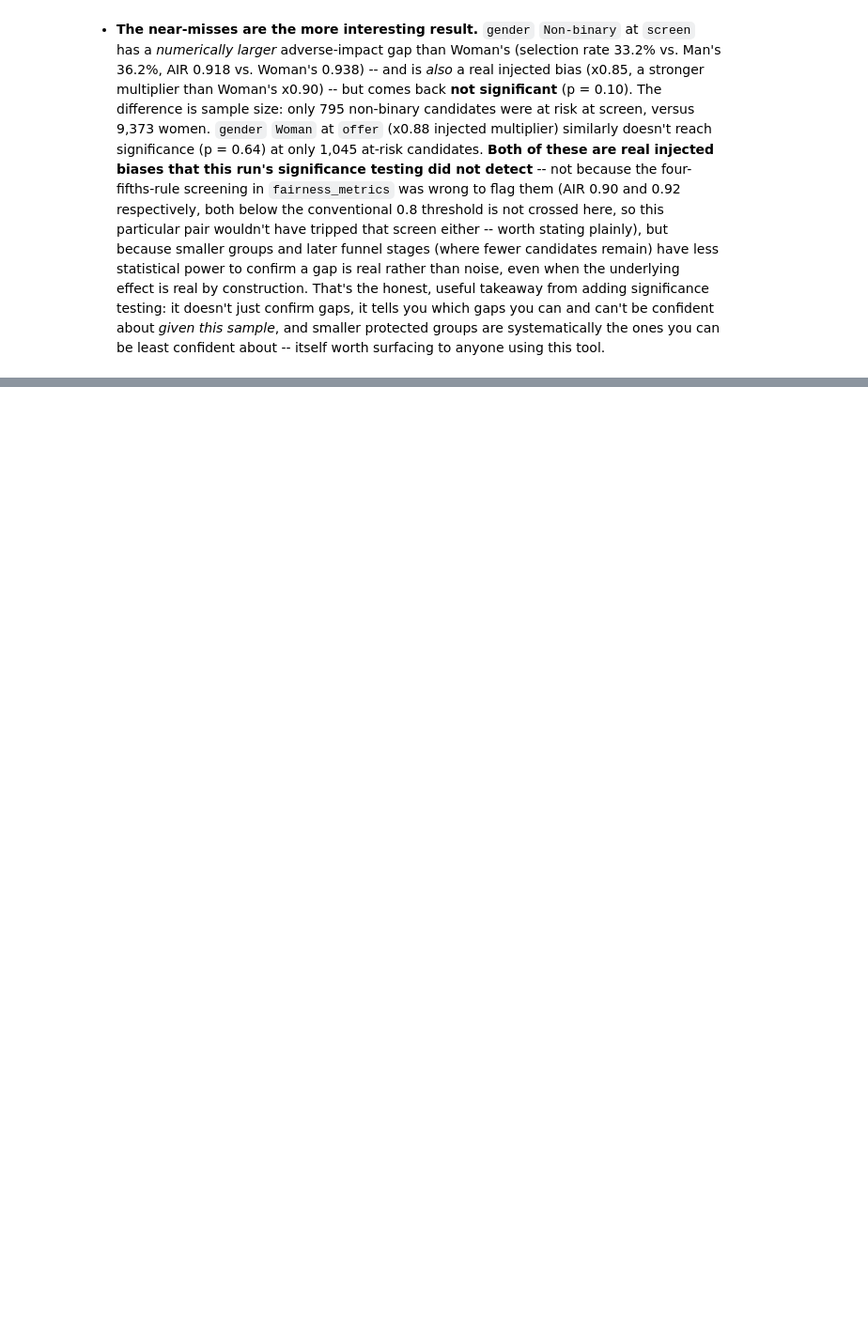
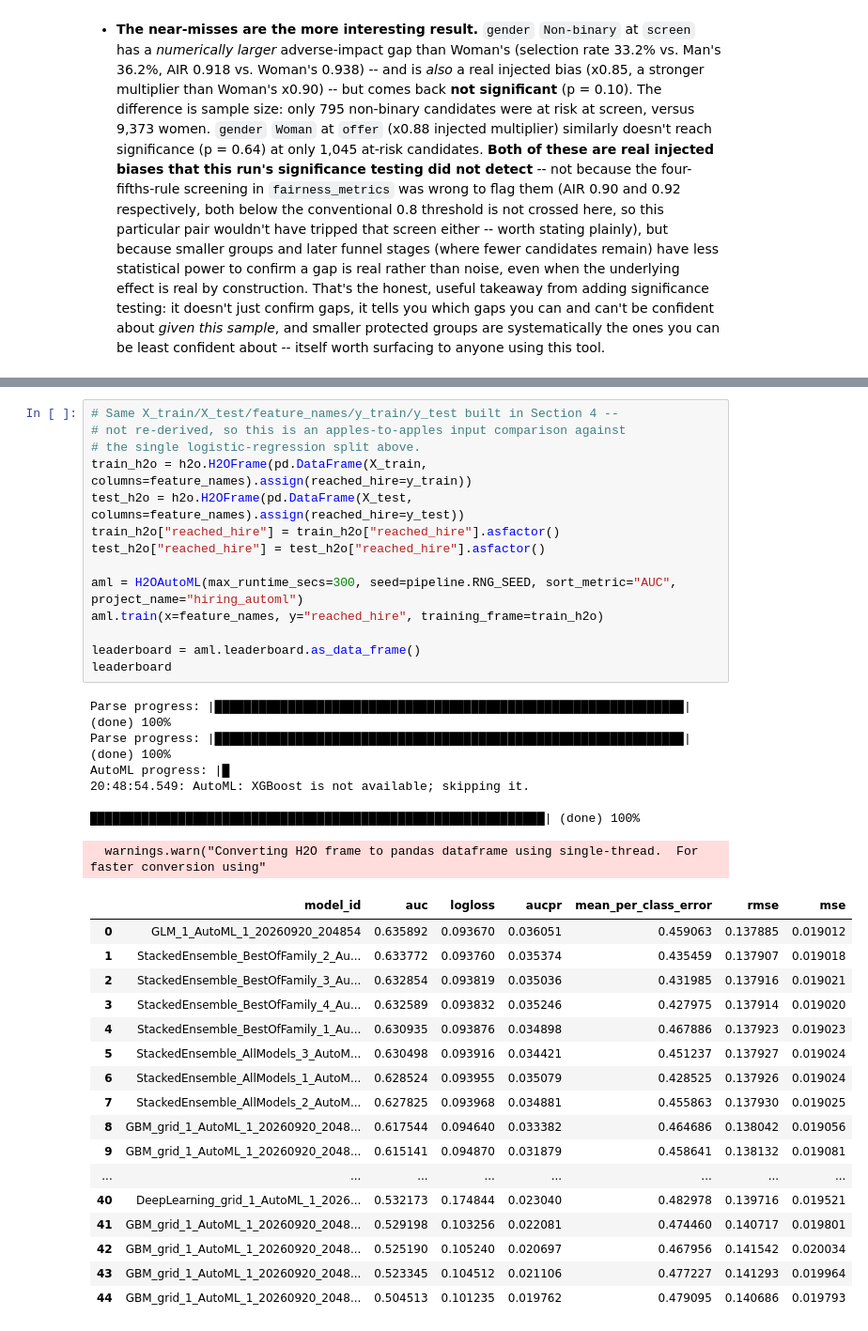
Before and after one commit to BrianSagini/ai-hiring-bias-detector, a Jupyter notebook: hiring_bias_model_comparison.ipynb, the cells around one changed output, grey strips where cells are left out. Shown at 94% size. Drawn from its saved outputs; the diff is of its cells as text; blank space fills up the shorter version.

```diff
--- a/hiring_bias_model_comparison.ipynb
+++ b/hiring_bias_model_comparison.ipynb
@@ -299,0 +338,39 @@ genuinely informative, not just noise:**
+# %%
+# Same X_train/X_test/feature_names/y_train/y_test built in Section 4 --
+# not re-derived, so this is an apples-to-apples input comparison against
+# the single logistic-regression split above.
+train_h2o = h2o.H2OFrame(pd.DataFrame(X_train, columns=feature_names).assign(reached_hire=y_train))
+test_h2o = h2o.H2OFrame(pd.DataFrame(X_test, columns=feature_names).assign(reached_hire=y_test))
+train_h2o["reached_hire"] = train_h2o["reached_hire"].asfactor()
+test_h2o["reached_hire"] = test_h2o["reached_hire"].asfactor()
+
+aml = H2OAutoML(max_runtime_secs=300, seed=pipeline.RNG_SEED, sort_metric="AUC", project_name="hiring_automl")
+aml.train(x=feature_names, y="reached_hire", training_frame=train_h2o)
+
+leaderboard = aml.leaderboard.as_data_frame()
+leaderboard
+# %% [output]
+Parse progress: |████████████████████████████████████████████████████████████████| (done) 100%
+Parse progress: |████████████████████████████████████████████████████████████████| (done) 100%
+AutoML progress: |█
+20:48:54.549: AutoML: XGBoost is not available; skipping it.
+
+██████████████████████████████████████████████████████████████| (done) 100%
+  warnings.warn("Converting H2O frame to pandas dataframe using single-thread.  For faster conversion using"
+|  | model_id | auc | logloss | aucpr | mean_per_class_error | rmse | mse |
+| 0 | GLM_1_AutoML_1_20260920_204854 | 0.635892 | 0.093670 | 0.036051 | 0.459063 | 0.137885 | 0.019012 |
+| 1 | StackedEnsemble_BestOfFamily_2_Au... | 0.633772 | 0.093760 | 0.035374 | 0.435459 | 0.137907 | 0.019018 |
+| 2 | StackedEnsemble_BestOfFamily_3_Au... | 0.632854 | 0.093819 | 0.035036 | 0.431985 | 0.137916 | 0.019021 |
+| 3 | StackedEnsemble_BestOfFamily_4_Au... | 0.632589 | 0.093832 | 0.035246 | 0.427975 | 0.137914 | 0.019020 |
+| 4 | StackedEnsemble_BestOfFamily_1_Au... | 0.630935 | 0.093876 | 0.034898 | 0.467886 | 0.137923 | 0.019023 |
+| 5 | StackedEnsemble_AllModels_3_AutoM... | 0.630498 | 0.093916 | 0.034421 | 0.451237 | 0.137927 | 0.019024 |
+| 6 | StackedEnsemble_AllModels_1_AutoM... | 0.628524 | 0.093955 | 0.035079 | 0.428525 | 0.137926 | 0.019024 |
+| 7 | StackedEnsemble_AllModels_2_AutoM... | 0.627825 | 0.093968 | 0.034881 | 0.455863 | 0.137930 | 0.019025 |
+| 8 | GBM_grid_1_AutoML_1_20260920_2048... | 0.617544 | 0.094640 | 0.033382 | 0.464686 | 0.138042 | 0.019056 |
+| 9 | GBM_grid_1_AutoML_1_20260920_2048... | 0.615141 | 0.094870 | 0.031879 | 0.458641 | 0.138132 | 0.019081 |
+| ... | ... | ... | ... | ... | ... | ... | ... |
+| 40 | DeepLearning_grid_1_AutoML_1_2026... | 0.532173 | 0.174844 | 0.023040 | 0.482978 | 0.139716 | 0.019521 |
+| 41 | GBM_grid_1_AutoML_1_20260920_2048... | 0.529198 | 0.103256 | 0.022081 | 0.474460 | 0.140717 | 0.019801 |
+| 42 | GBM_grid_1_AutoML_1_20260920_2048... | 0.525190 | 0.105240 | 0.020697 | 0.467956 | 0.141542 | 0.020034 |
+| 43 | GBM_grid_1_AutoML_1_20260920_2048... | 0.523345 | 0.104512 | 0.021106 | 0.477227 | 0.141293 | 0.019964 |
+| 44 | GBM_grid_1_AutoML_1_20260920_2048... | 0.504513 | 0.101235 | 0.019762 | 0.479095 | 0.140686 | 0.019793 |
```
Also changed, not shown: parts of 9 cells of this notebook, 3 other files.
